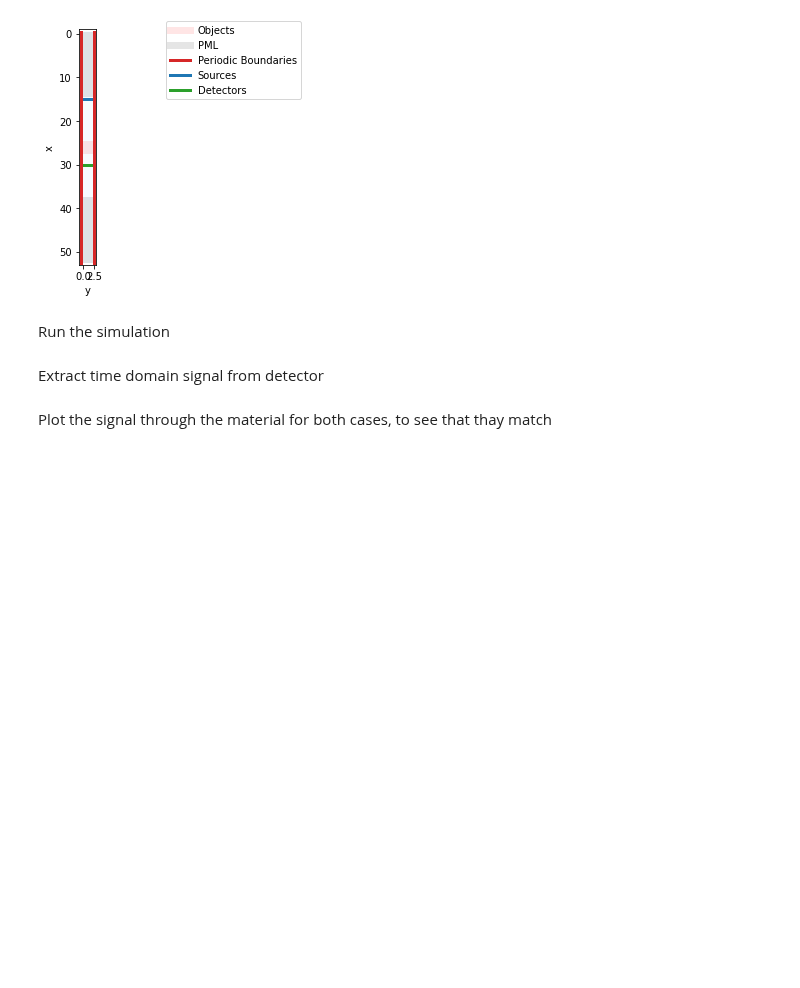
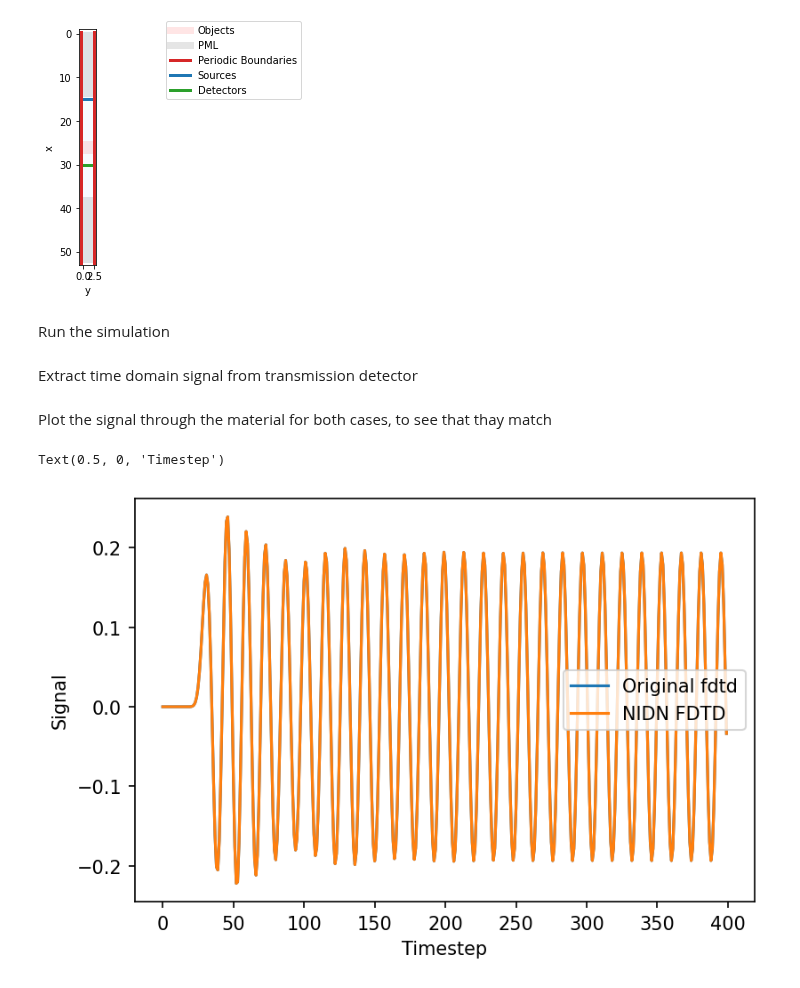
Before and after one commit to esa/NIDN, a Jupyter notebook: notebooks/Supplementary - Ground-truth Data Generation FDTD.ipynb, the cells around one changed output. Saved outputs shown, nothing was run; the diff lists cells and outputs as text; code cells hidden in the pictures; blank space fills up the shorter version.

```diff
--- a/notebooks/Supplementary - Ground-truth Data Generation FDTD.ipynb
+++ b/notebooks/Supplementary - Ground-truth Data Generation FDTD.ipynb
@@ -205,7 +206,7 @@ Run the simulation
 # %%
 grid.run(TIMESTEPS, progress_bar= False)
 # %% [markdown]
-Extract time domain signal from detector
+Extract time domain signal from  transmission detector
 # %%
 raw_signal = []
 t = []
@@ -216,3 +217,13 @@ for i in range(TIMESTEPS):
 #raw_signal, r_ = _get_detector_values(t_detector_material,t_detector_material)
 # %% [markdown]
 Plot the signal through the material for both cases, to see that thay match
+# %%
+plt.figure(dpi=150)
+plt.plot(t,raw_signal)
+plt.plot(t,t_signal_material)
+plt.legend(["Original fdtd", "NIDN FDTD"])
+plt.ylabel("Signal")
+plt.xlabel("Timestep")
+# %% [output]
+Text(0.5, 0, 'Timestep')
+[figure, added]
```
Also changed, not shown: parts of 10 cells of this notebook.
